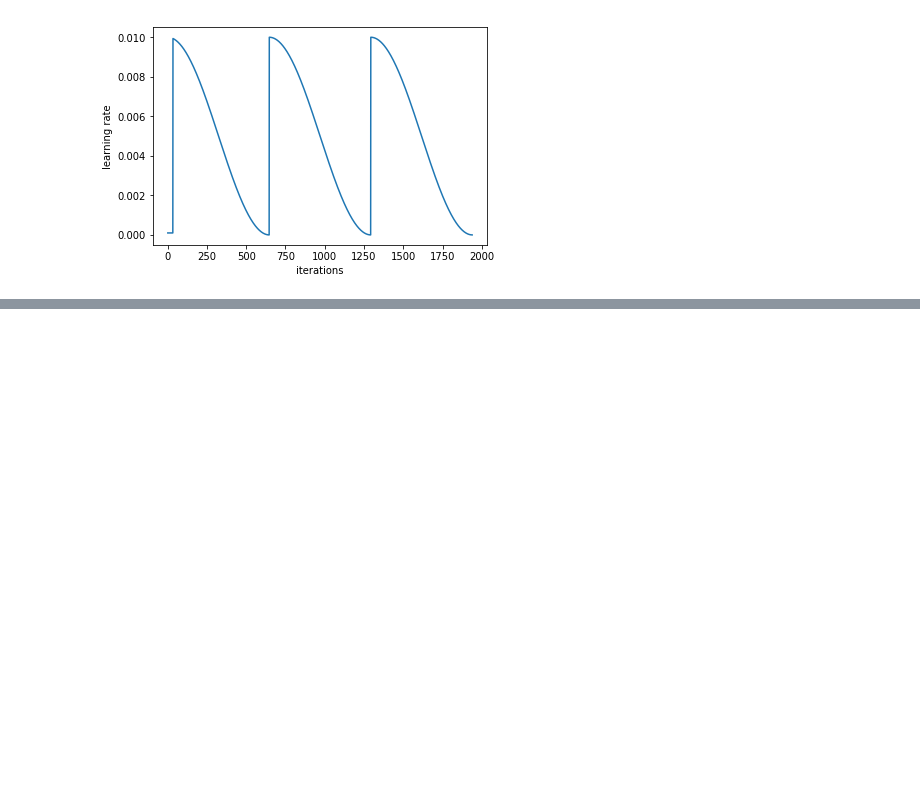
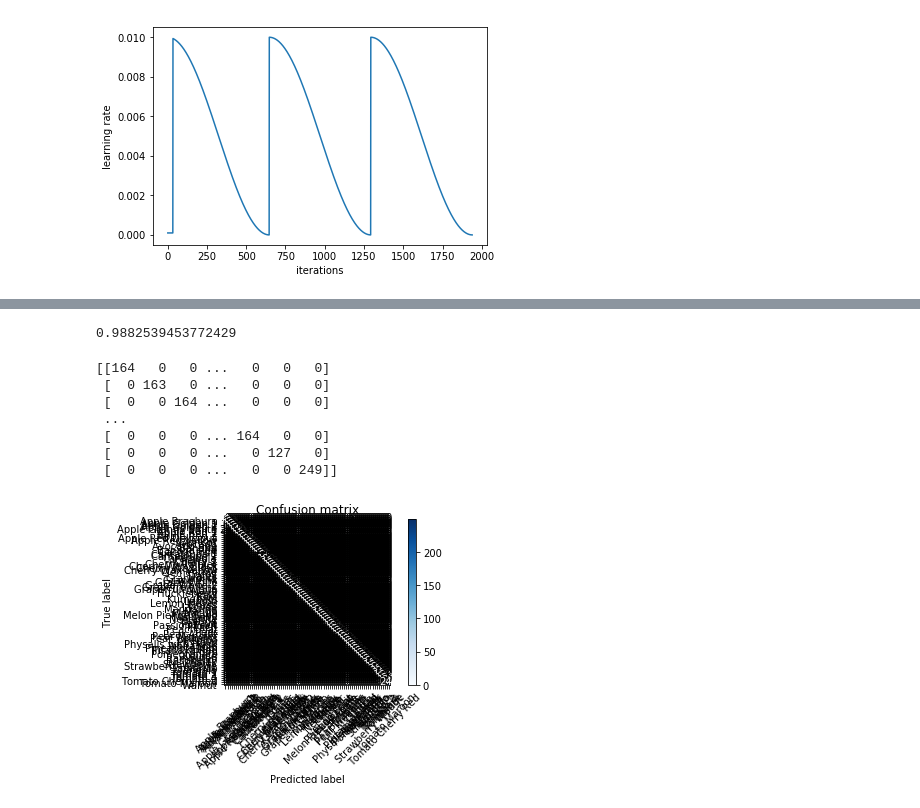
Before and after one commit to shunkakinoki/ex-notebook, a Jupyter notebook: projects/fruits/fruits.ipynb, the cells around one changed output, grey strips where cells are left out. Saved outputs shown, nothing was run; the diff lists cells and outputs as text; code cells hidden in the pictures; blank space fills up the shorter version.

```diff
--- a/projects/fruits/fruits.ipynb
+++ b/projects/fruits/fruits.ipynb
@@ -106,0 +138,2 @@ epoch      trn_loss   val_loss   accuracy
+# %%
+learn.load('224_fruits')
@@ -106,0 +160,24 @@ epoch      trn_loss   val_loss   accuracy
+# %%
+log_preds,y = learn.TTA()
+probs = np.mean(np.exp(log_preds),0)
+# %%
+accuracy_np(probs, y)
+# %% [output]
+0.9882539453772429
+# %%
+preds = np.argmax(probs, axis=1)
+probs = probs[:,1]
+# %%
+from sklearn.metrics import confusion_matrix
+cm = confusion_matrix(y, preds)
+# %%
+plot_confusion_matrix(cm, data.classes)
+# %% [output]
+[[164   0   0 ...   0   0   0]
+ [  0 163   0 ...   0   0   0]
+ [  0   0 164 ...   0   0   0]
+ ...
+ [  0   0   0 ... 164   0   0]
+ [  0   0   0 ...   0 127   0]
+ [  0   0   0 ...   0   0 249]]
+[figure, added]
```
Also changed, not shown: parts of 6 cells of this notebook.
